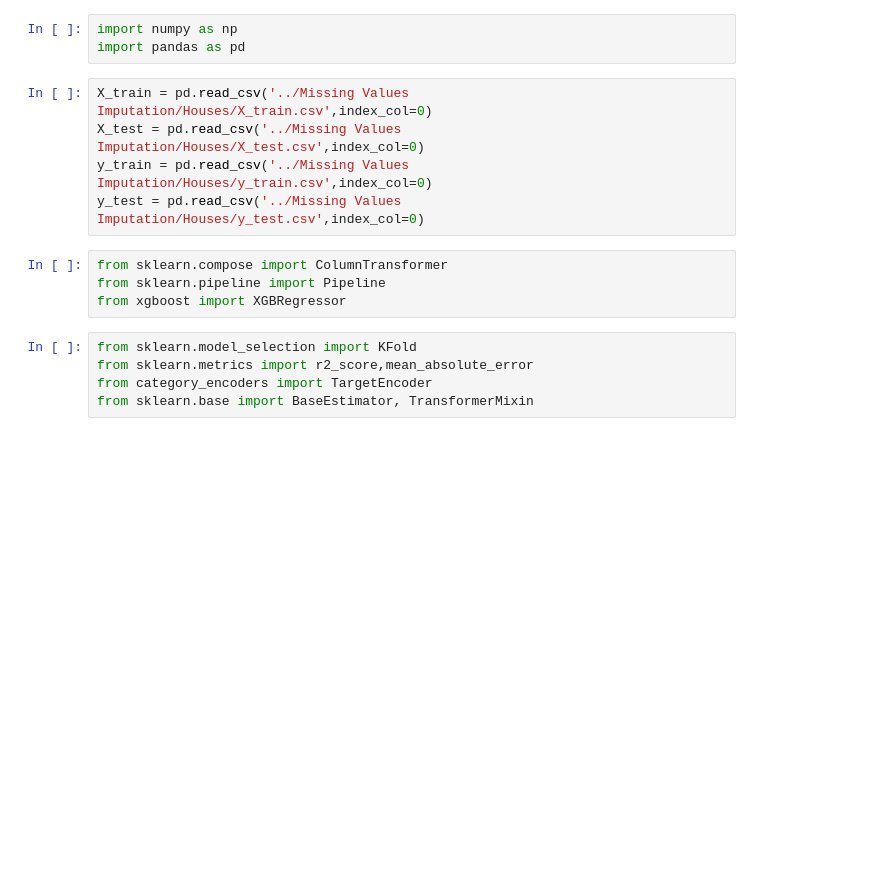
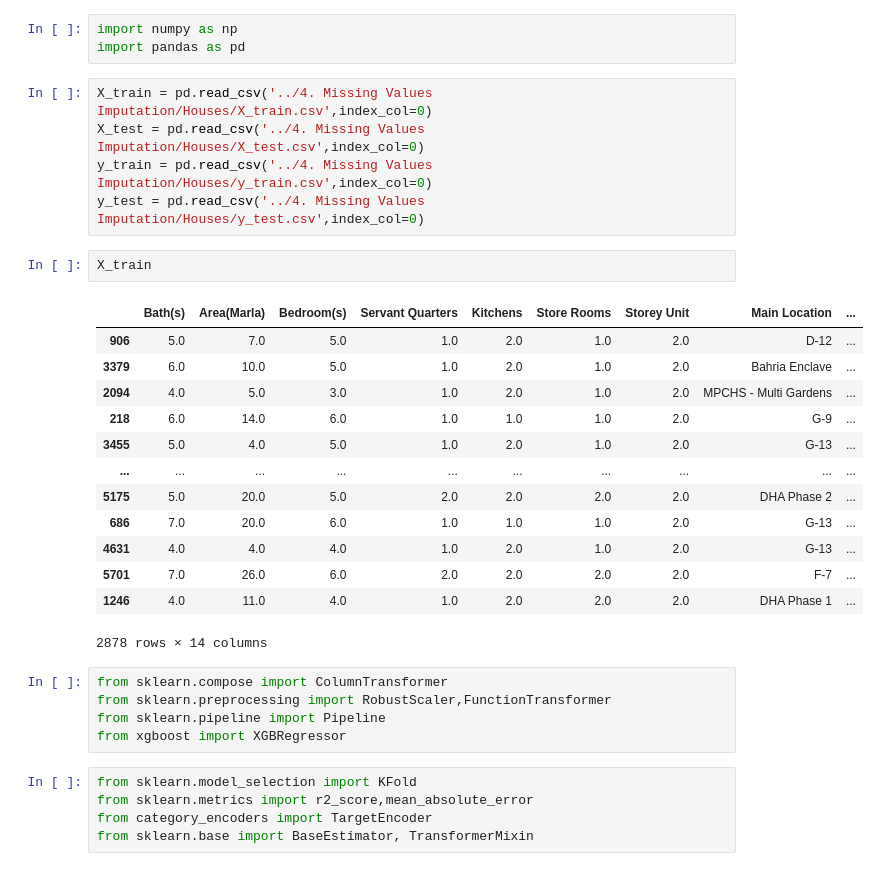
Before and after one commit to Piro369/End-to-End-Real-Estate-ml, a Jupyter notebook: 6. Model Selection/Houses_Pipeline.ipynb, the cells around one changed output. Cells and saved outputs as stored; diff of their text form; blank space fills up the shorter version.

```diff
--- a/6. Model Selection/Houses_Pipeline.ipynb
+++ b/6. Model Selection/Houses_Pipeline.ipynb
@@ -7,12 +7,29 @@
 import numpy as np
 import pandas as pd
 # %%
-X_train = pd.read_csv('../Missing Values Imputation/Houses/X_train.csv',index_col=0)
-X_test = pd.read_csv('../Missing Values Imputation/Houses/X_test.csv',index_col=0)
-y_train = pd.read_csv('../Missing Values Imputation/Houses/y_train.csv',index_col=0)
-y_test = pd.read_csv('../Missing Values Imputation/Houses/y_test.csv',index_col=0)
+X_train = pd.read_csv('../4. Missing Values Imputation/Houses/X_train.csv',index_col=0)
+X_test = pd.read_csv('../4. Missing Values Imputation/Houses/X_test.csv',index_col=0)
+y_train = pd.read_csv('../4. Missing Values Imputation/Houses/y_train.csv',index_col=0)
+y_test = pd.read_csv('../4. Missing Values Imputation/Houses/y_test.csv',index_col=0)
+# %%
+X_train
+# %% [output]
+|  | Bath(s) | Area(Marla) | Bedroom(s) | Servant Quarters | Kitchens | Store Rooms | Storey Unit | Main Location | ... |
+| 906 | 5.0 | 7.0 | 5.0 | 1.0 | 2.0 | 1.0 | 2.0 | D-12 | ... |
+| 3379 | 6.0 | 10.0 | 5.0 | 1.0 | 2.0 | 1.0 | 2.0 | Bahria Enclave | ... |
+| 2094 | 4.0 | 5.0 | 3.0 | 1.0 | 2.0 | 1.0 | 2.0 | MPCHS - Multi Gardens | ... |
+| 218 | 6.0 | 14.0 | 6.0 | 1.0 | 1.0 | 1.0 | 2.0 | G-9 | ... |
+| 3455 | 5.0 | 4.0 | 5.0 | 1.0 | 2.0 | 1.0 | 2.0 | G-13 | ... |
+| ... | ... | ... | ... | ... | ... | ... | ... | ... | ... |
+| 5175 | 5.0 | 20.0 | 5.0 | 2.0 | 2.0 | 2.0 | 2.0 | DHA Phase 2 | ... |
+| 686 | 7.0 | 20.0 | 6.0 | 1.0 | 1.0 | 1.0 | 2.0 | G-13 | ... |
+| 4631 | 4.0 | 4.0 | 4.0 | 1.0 | 2.0 | 1.0 | 2.0 | G-13 | ... |
+| 5701 | 7.0 | 26.0 | 6.0 | 2.0 | 2.0 | 2.0 | 2.0 | F-7 | ... |
+| 1246 | 4.0 | 11.0 | 4.0 | 1.0 | 2.0 | 2.0 | 2.0 | DHA Phase 1 | ... |
+2878 rows × 14 columns
 # %%
 from sklearn.compose import ColumnTransformer
+from sklearn.preprocessing import RobustScaler,FunctionTransformer
 from sklearn.pipeline import Pipeline
 from xgboost import XGBRegressor
 # %%
```
Also changed, not shown: parts of 34 cells of this notebook, 7 other files.
